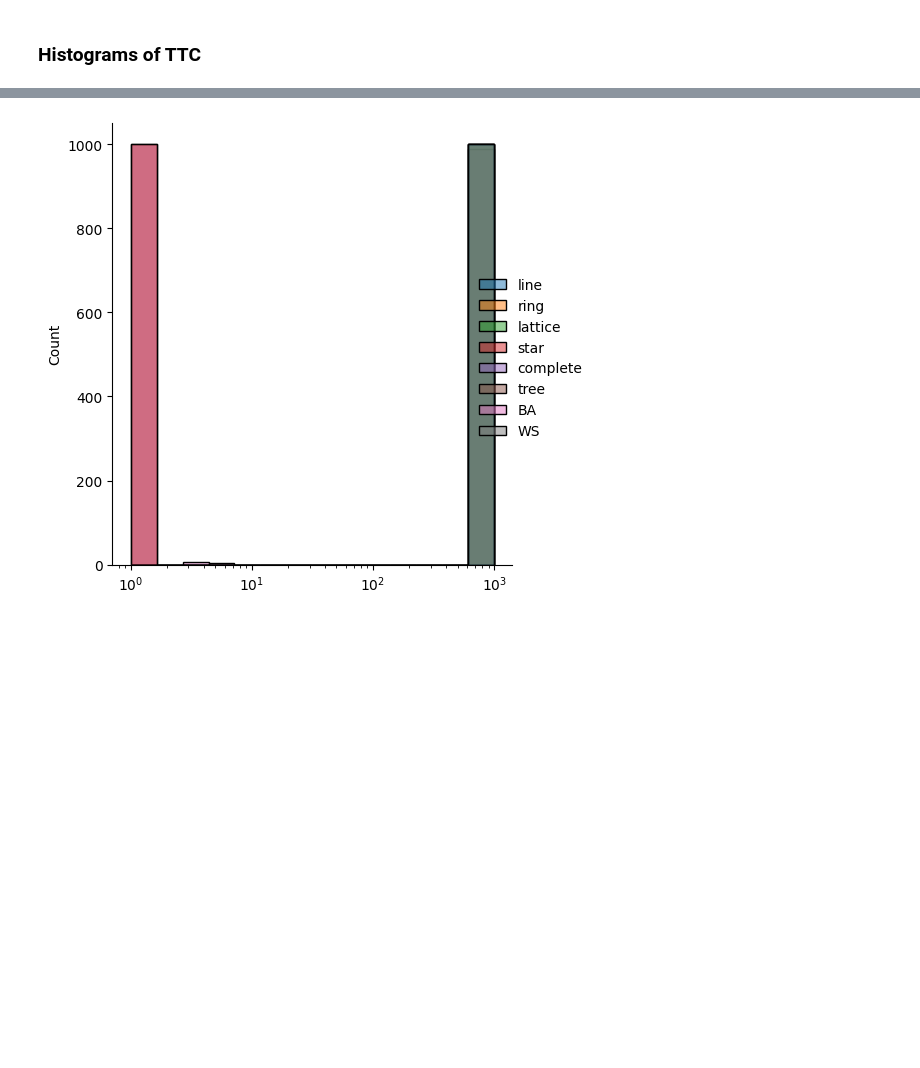
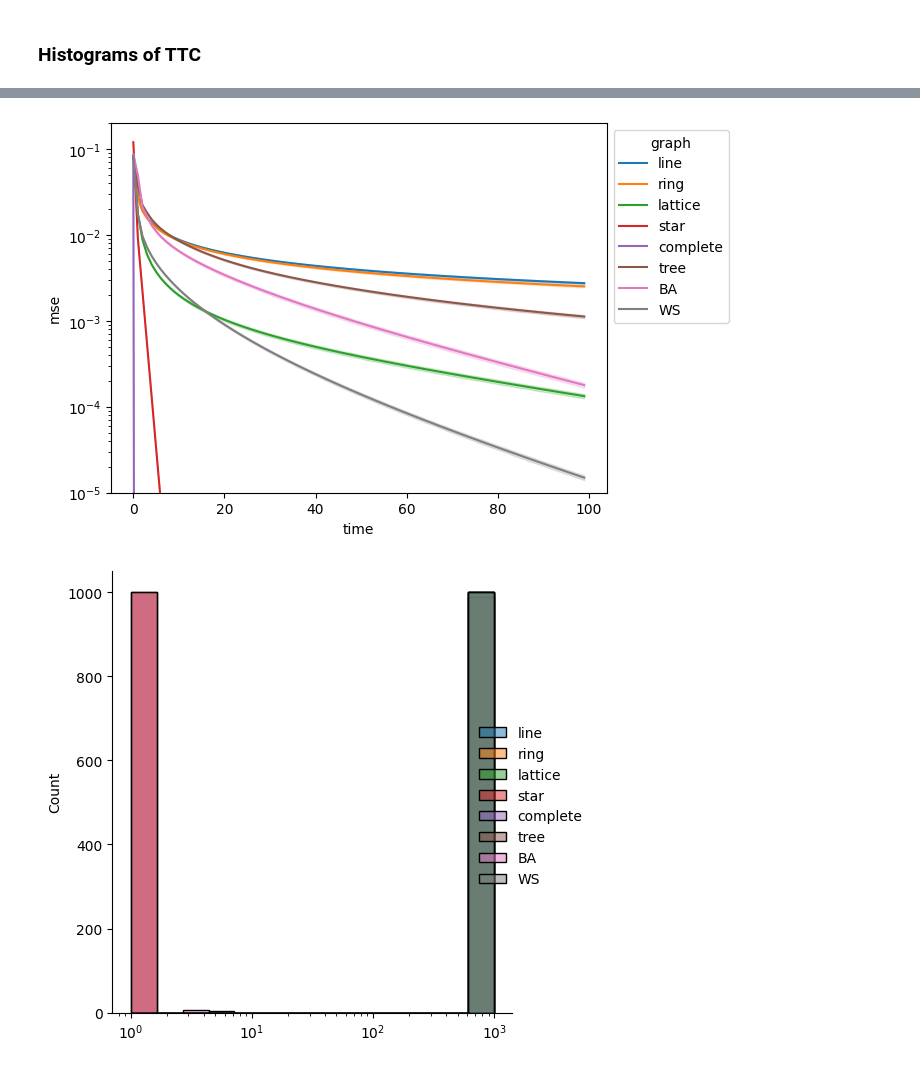
Before and after one commit to b-cho/graph-consensus, a Jupyter notebook: main.ipynb, the cells around one changed output, grey strips where cells are left out. Cells and saved outputs as stored; diff of their text form; code cells hidden in the pictures; blank space fills up the shorter version.

```diff
--- a/main.ipynb
+++ b/main.ipynb
@@ -161,3 +255,12 @@ t_tree_w = [time_to_convergence_weighted(g_tree) for _ in tqdm(range(trials))]
+# %%
+mses_line_w = get_mses_weighted(g_line)
+mses_ring_w = get_mses_weighted(g_ring)
+mses_lattice_w = get_mses_weighted(g_lattice)
+mses_star_w = get_mses_weighted(g_star)
+mses_complete_w = get_mses_weighted(g_complete)
+mses_ba_w = get_mses_weighted(g_ba)
+mses_ws_w = get_mses_weighted(g_ws)
+mses_tree_w = get_mses_weighted(g_tree)
 # %%
 t_line_wd = [time_to_convergence_weighted_discrete(g_line) for _ in tqdm(range(trials))]
 t_ring_wd = [time_to_convergence_weighted_discrete(g_ring) for _ in tqdm(range(trials))]
@@ -190,0 +343,19 @@ for t, l in zip(hist_w._legend.texts, labels):
+# %%
+mses_line_w_df = df_to_pairs(pd.DataFrame(mses_line_w))
+mses_ring_w_df = df_to_pairs(pd.DataFrame(mses_ring_w))
+mses_lattice_w_df = df_to_pairs(pd.DataFrame(mses_lattice_w))
+mses_star_w_df = df_to_pairs(pd.DataFrame(mses_star_w))
+mses_complete_w_df = df_to_pairs(pd.DataFrame(mses_complete_w))
+mses_tree_w_df = df_to_pairs(pd.DataFrame(mses_tree_w))
+mses_ba_w_df = df_to_pairs(pd.DataFrame(mses_ba_w))
+mses_ws_w_df = df_to_pairs(pd.DataFrame(mses_ws_w))
+
+df_length = mses_time * trials
+
+lp_w_df = pd.DataFrame({
+    "time": mses_line_w_df[0] * 8,
+    "mse": mses_line_w_df[1] + mses_ring_w_df[1] + mses_lattice_w_df[1] + mses_star_w_df[1] + mses_complete_w_df[1] + mses_tree_w_df[1] + mses_ba_w_df[1] + mses_ws_w_df[1],
+    "graph": ["line"] * df_length + ["ring"] * df_length + ["lattice"] * df_length + ["star"] * df_length + ["complete"] * df_length + ["tree"] * df_length + ["BA"] * df_length + ["WS"] * df_length
+})
+
+lp_w_df
@@ -191,3 +376,11 @@ for t, l in zip(hist_w._legend.texts, labels):
+# %%
+line_uw = sns.lineplot(data=lp_w_df, x="time", y="mse", errorbar=("ci", 95), hue="graph")
+# line_uw.set(xscale='log')
+line_uw.set(yscale='log')
+line_uw.set(ylim=(10e-6,2e-1))
+sns.move_legend(line_uw, "upper left", bbox_to_anchor=(1, 1))
+# %% [output]
+[figure, added]
 # %%
 hist_wd = sns.displot([t_line_wd, t_ring_wd, t_lattice_wd, t_star_wd, t_complete_wd, t_tree_wd, t_ba_wd, t_ws_wd], log_scale=True)
 
```
Also changed, not shown: parts of 27 cells of this notebook.
